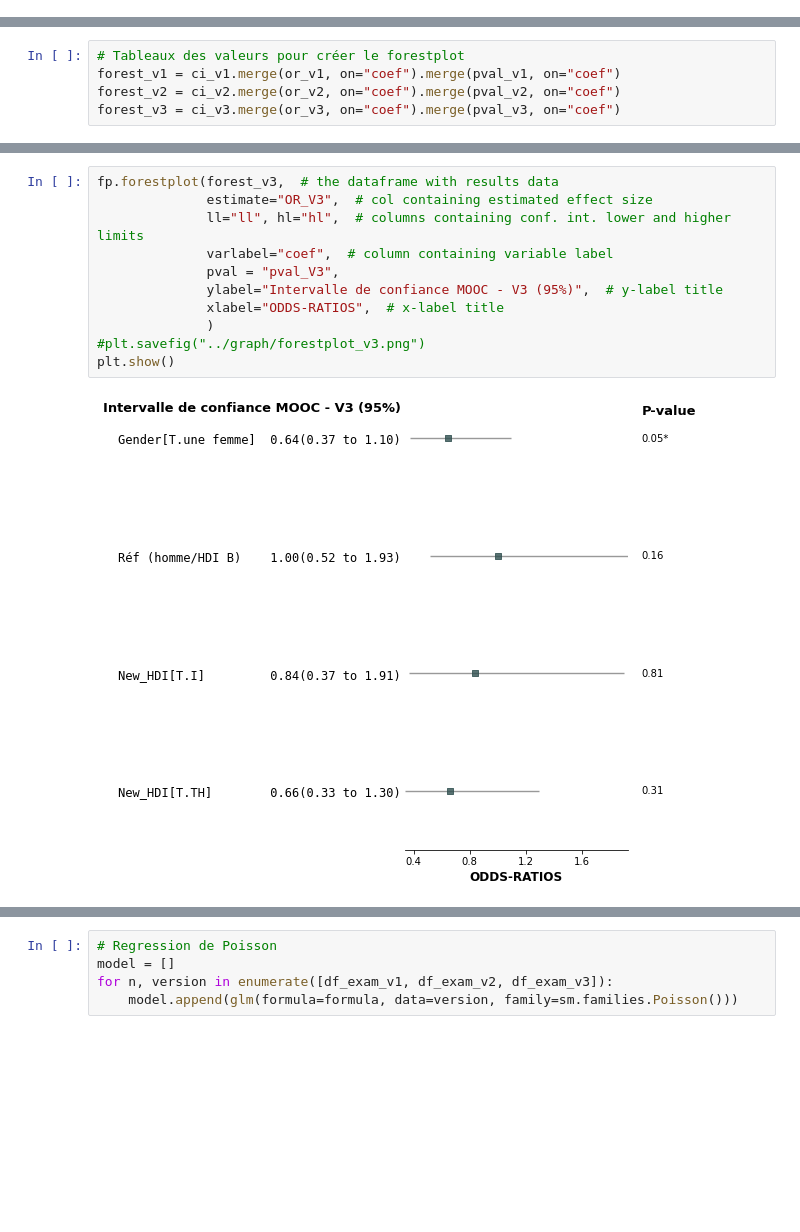
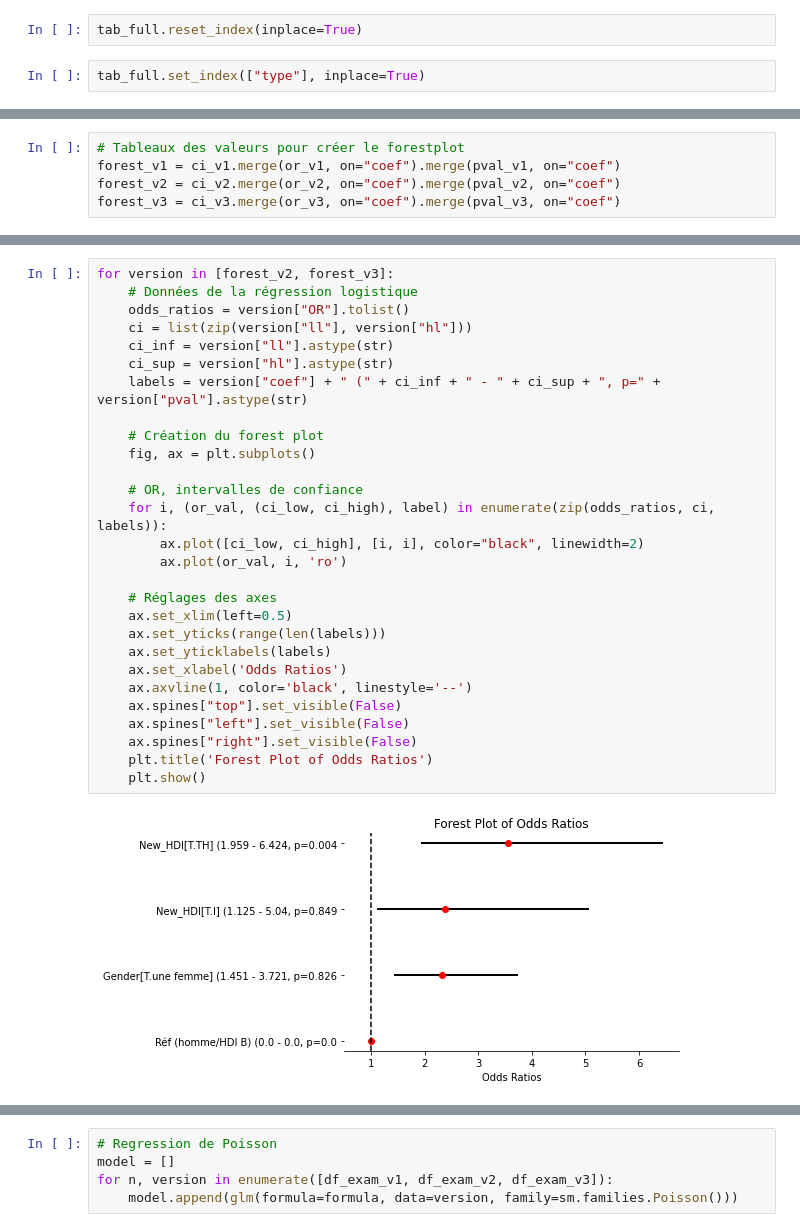
Before and after one commit to smtux/DUDA, a Jupyter notebook: statistique/src/mooc_mertes.ipynb, the cells around one changed output, grey strips where cells are left out. Saved outputs shown, nothing was run; the diff lists cells and outputs as text; blank space fills up the shorter version.

Commit message:
modification du code pour créer les nouveaux forestplot.

```diff
--- a/statistique/src/mooc_mertes.ipynb
+++ b/statistique/src/mooc_mertes.ipynb
@@ -968,0 +916,4 @@ tab_full
+# %%
+tab_full.reset_index(inplace=True)
+# %%
+tab_full.set_index(["type"], inplace=True)
@@ -1094,13 +1013,30 @@ plt.show()
-# %%
-fp.forestplot(forest_v3,  # the dataframe with results data
-              estimate="OR_V3",  # col containing estimated effect size
-              ll="ll", hl="hl",  # columns containing conf. int. lower and higher limits
-              varlabel="coef",  # column containing variable label
-              pval = "pval_V3",
-              ylabel="Intervalle de confiance MOOC - V3 (95%)",  # y-label title
-              xlabel="ODDS-RATIOS",  # x-label title
-              )
-#plt.savefig("../graph/forestplot_v3.png")
-plt.show()
-# %% [output]
-[figure, removed]
+# %%
+for version in [forest_v2, forest_v3]:
+    # Données de la régression logistique
+    odds_ratios = version["OR"].tolist()
+    ci = list(zip(version["ll"], version["hl"]))
+    ci_inf = version["ll"].astype(str)
+    ci_sup = version["hl"].astype(str)
+    labels = version["coef"] + " (" + ci_inf + " - " + ci_sup + ", p=" + version["pval"].astype(str)
+
+    # Création du forest plot
+    fig, ax = plt.subplots()
+
+    # OR, intervalles de confiance
+    for i, (or_val, (ci_low, ci_high), label) in enumerate(zip(odds_ratios, ci, labels)):
+        ax.plot([ci_low, ci_high], [i, i], color="black", linewidth=2)
+        ax.plot(or_val, i, 'ro')
+
+    # Réglages des axes
+    ax.set_xlim(left=0.5)
+    ax.set_yticks(range(len(labels)))
+    ax.set_yticklabels(labels)
+    ax.set_xlabel('Odds Ratios')
+    ax.axvline(1, color='black', linestyle='--')
+    ax.spines["top"].set_visible(False)
+    ax.spines["left"].set_visible(False)
+    ax.spines["right"].set_visible(False)
+    plt.title('Forest Plot of Odds Ratios')
+    plt.show()
+# %% [output]
+[figure, added]
```
Also changed, not shown: parts of 54 cells of this notebook, 4 other files.
